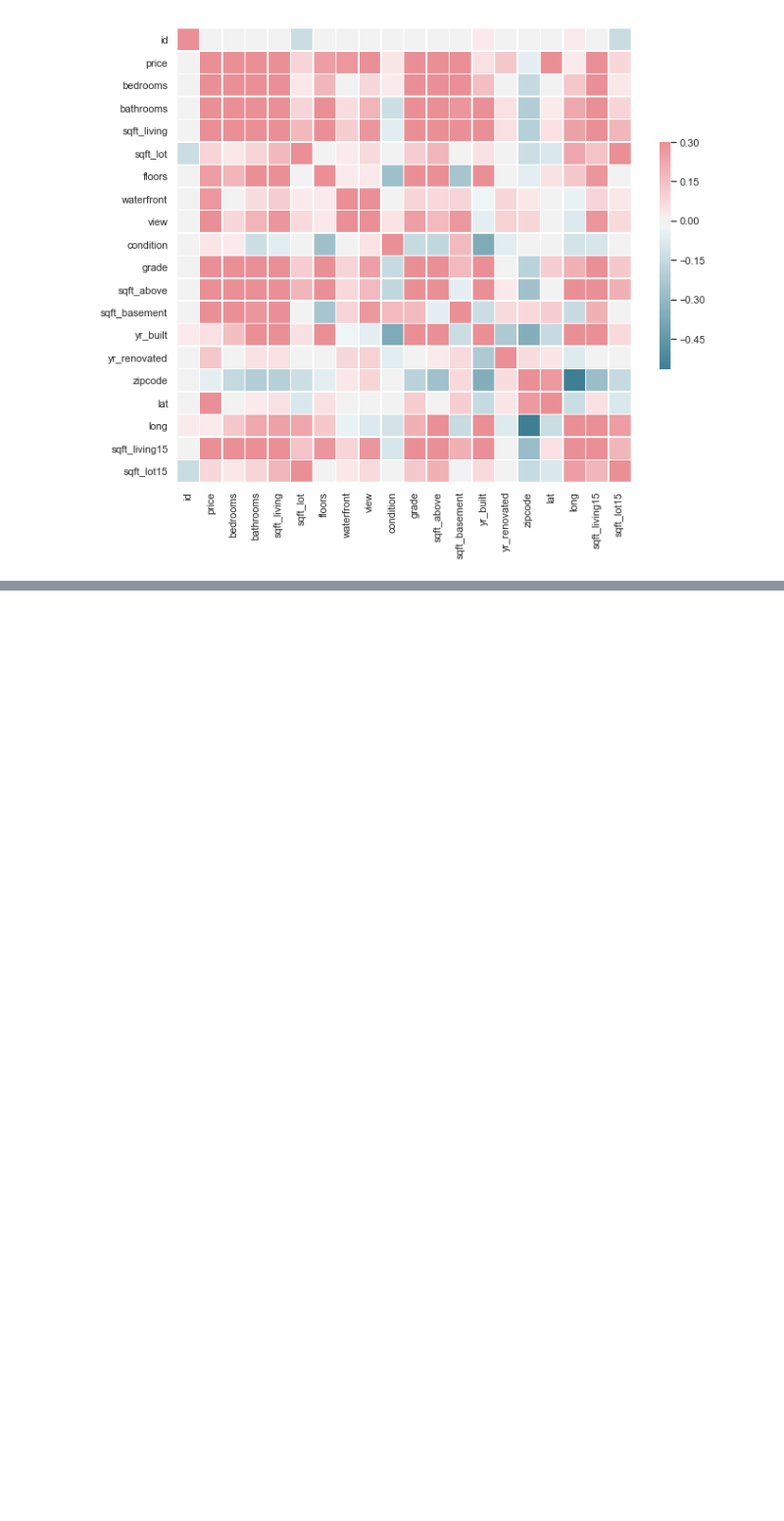
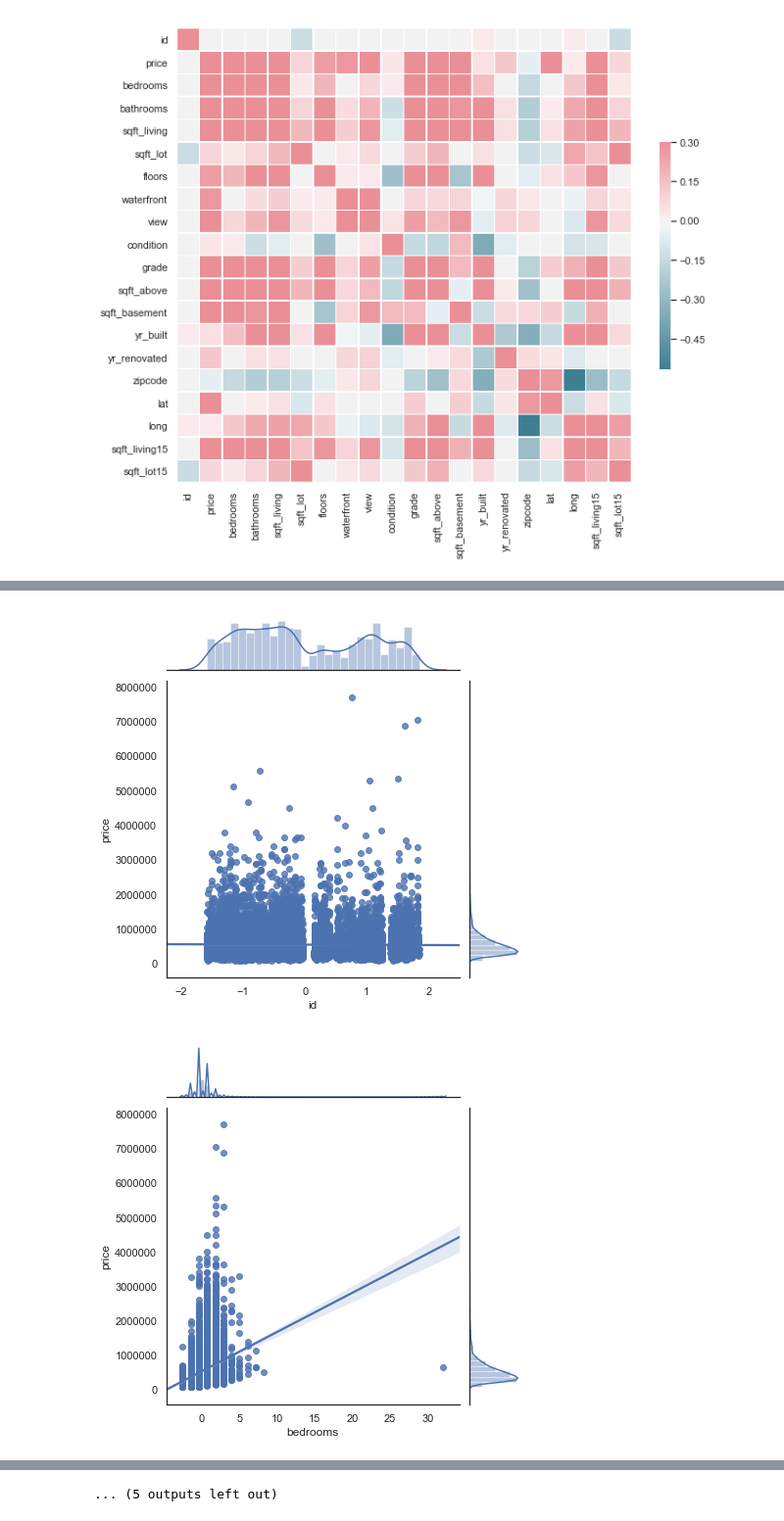
Before and after one commit to mandoiwanaga/dsc-1-final-project, a Jupyter notebook: project.ipynb, the cells around one changed output, grey strips where cells are left out. Shown at 98% size. Cells and saved outputs as stored; diff of their text form; code cells hidden in the pictures; blank space fills up the shorter version.

```diff
--- a/project.ipynb
+++ b/project.ipynb
@@ -122,0 +161,10 @@ sns.heatmap(corr,mask=mask,cmap=cmap,vmax=.3,center=0,square=True,linewidth=.5,c
+# %%
+for i in df_norm.columns:
+    if i == 'price' or i == 'date':
+        pass
+    else:
+        sns.jointplot(x=df_norm[i], y=df_norm['price'], data=df_norm, kind='reg')
+        plt.show()
+# %% [output]
+[figure, added]
+[figure, added]
@@ -122,0 +181 @@ sns.heatmap(corr,mask=mask,cmap=cmap,vmax=.3,center=0,square=True,linewidth=.5,c
+... (5 outputs left out)
```
Also changed, not shown: parts of 20 cells of this notebook.
